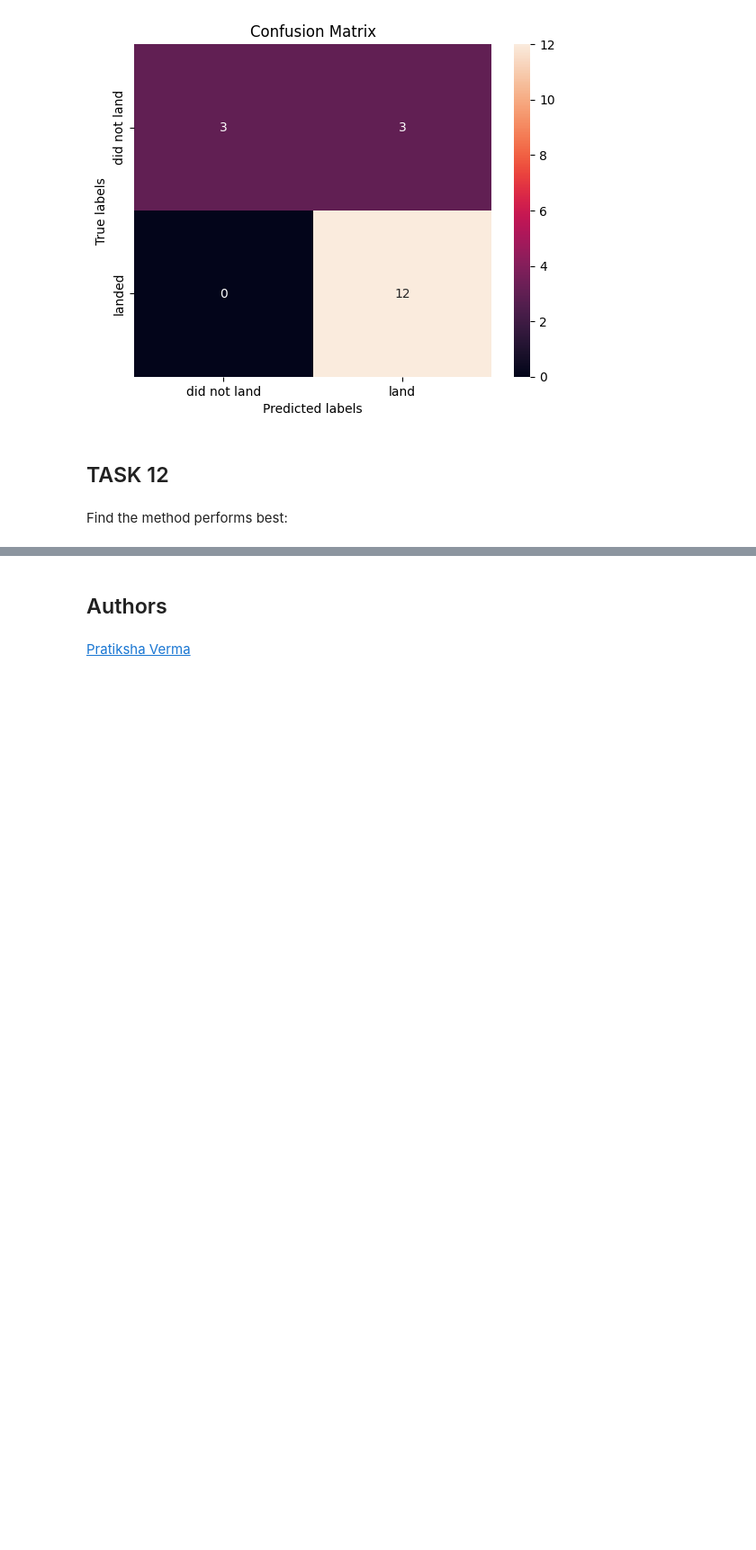
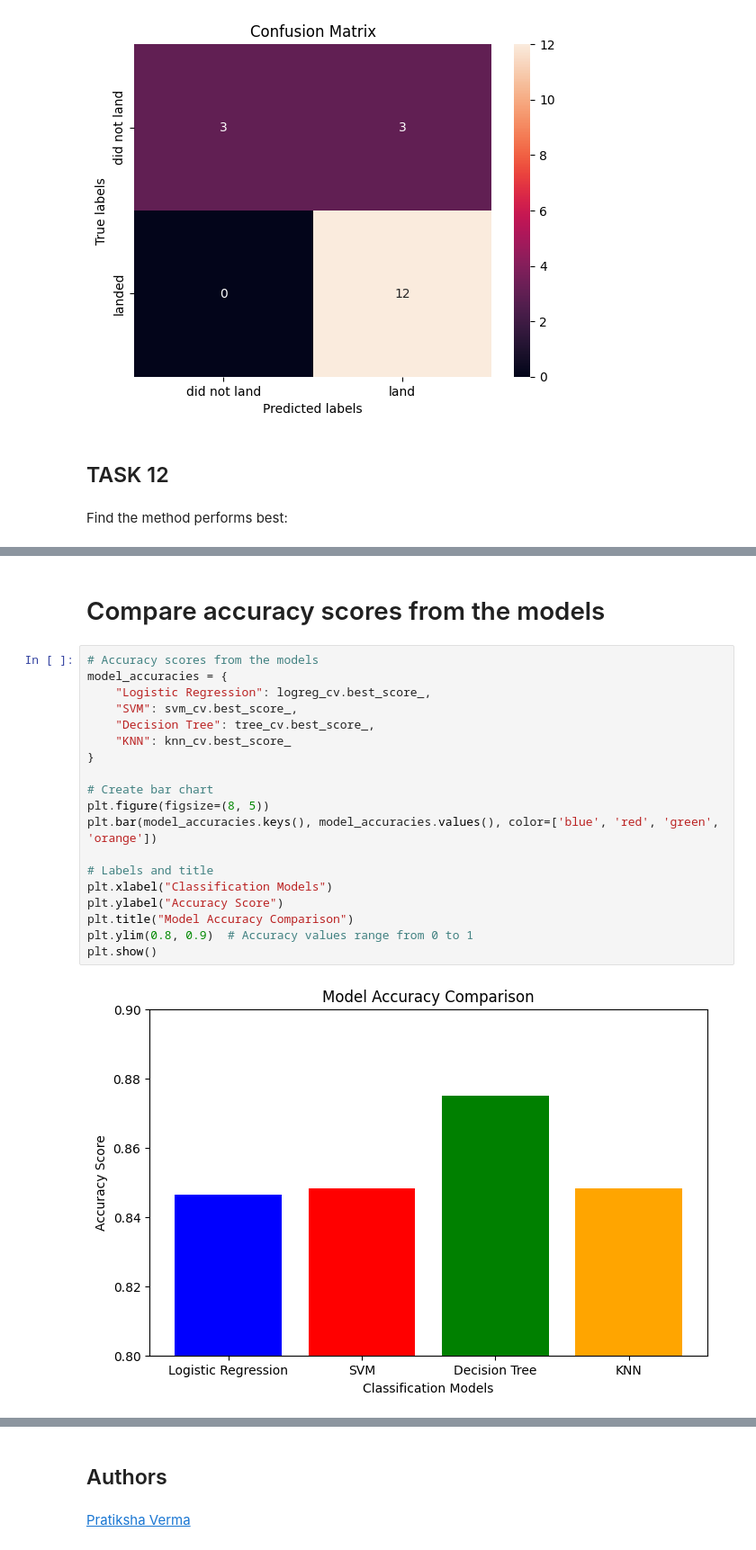
Before and after one commit to mishaneta/IBM-Data-Science-Specialization, a Jupyter notebook: 04_Machine-Learning-Prediction-Part-5-v1.ipynb, the cells around one changed output, grey strips where cells are left out. Shown at 90% size. Saved outputs shown, nothing was run; the diff lists cells and outputs as text; blank space fills up the shorter version.

```diff
--- a/04_Machine-Learning-Prediction-Part-5-v1.ipynb
+++ b/04_Machine-Learning-Prediction-Part-5-v1.ipynb
@@ -392,0 +393,23 @@ Best params is : {'criterion': 'gini', 'max_depth': 12, 'max_features': 'sqrt',
+# %% [markdown]
+# Compare accuracy scores from the models
+# %%
+# Accuracy scores from the models
+model_accuracies = {
+    "Logistic Regression": logreg_cv.best_score_,
+    "SVM": svm_cv.best_score_,
+    "Decision Tree": tree_cv.best_score_,
+    "KNN": knn_cv.best_score_
+}
+
+# Create bar chart
+plt.figure(figsize=(8, 5))
+plt.bar(model_accuracies.keys(), model_accuracies.values(), color=['blue', 'red', 'green', 'orange'])
+
+# Labels and title
+plt.xlabel("Classification Models")
+plt.ylabel("Accuracy Score")
+plt.title("Model Accuracy Comparison")
+plt.ylim(0.8, 0.9)  # Accuracy values range from 0 to 1
+plt.show()
+# %% [output]
+[figure, added]
```
Also changed, not shown: parts of 6 cells of this notebook, 1 other file.
